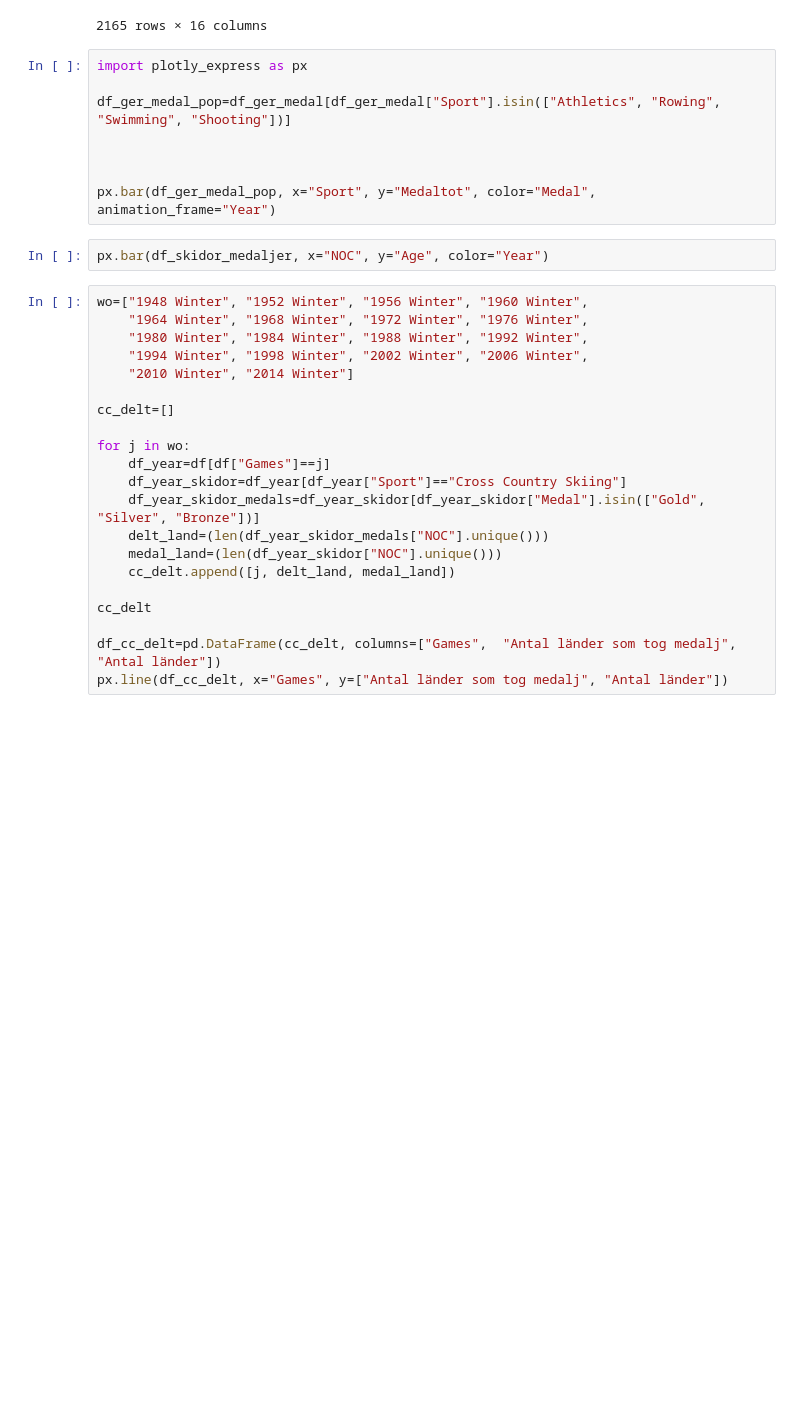
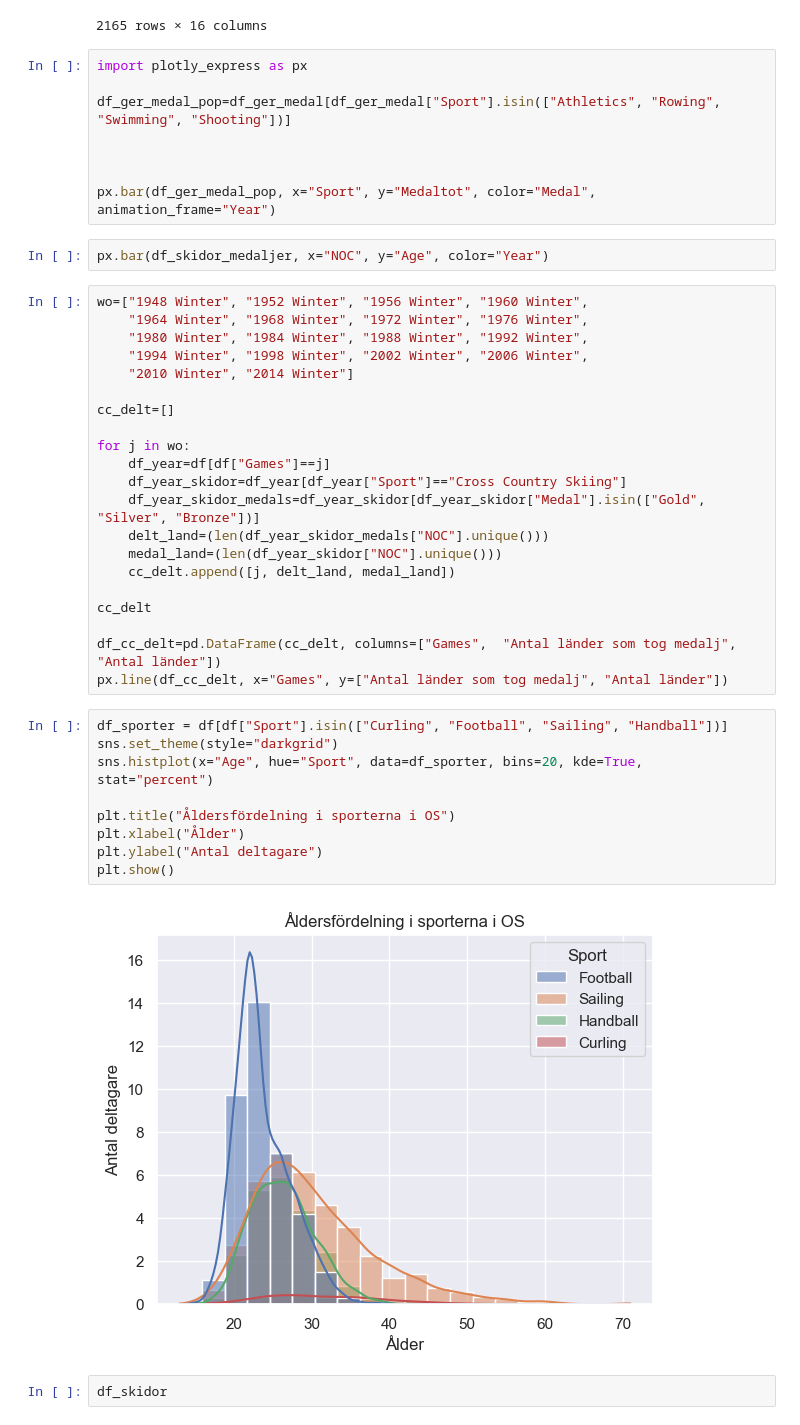
Before and after one commit to n00rp/Project_Olympic, a Jupyter notebook: Individuella filer/individuell_fil_bw.ipynb, the cells around one changed output. Cells and saved outputs as stored; diff of their text form; blank space fills up the shorter version.

```diff
--- a/Individuella filer/individuell_fil_bw.ipynb
+++ b/Individuella filer/individuell_fil_bw.ipynb
@@ -104,3 +104,16 @@ cc_delt
 
 df_cc_delt=pd.DataFrame(cc_delt, columns=["Games",  "Antal länder som tog medalj", "Antal länder"])
 px.line(df_cc_delt, x="Games", y=["Antal länder som tog medalj", "Antal länder"])
+# %%
+df_sporter = df[df["Sport"].isin(["Curling", "Football", "Sailing", "Handball"])]
+sns.set_theme(style="darkgrid")
+sns.histplot(x="Age", hue="Sport", data=df_sporter, bins=20, kde=True, stat="percent")
+
+plt.title("Åldersfördelning i sporterna i OS")
+plt.xlabel("Ålder")
+plt.ylabel("Antal deltagare")
+plt.show()
+# %% [output]
+[figure, added]
+# %%
+df_skidor
```
Also changed, not shown: parts of 1 cell of this notebook, 2 other files.
